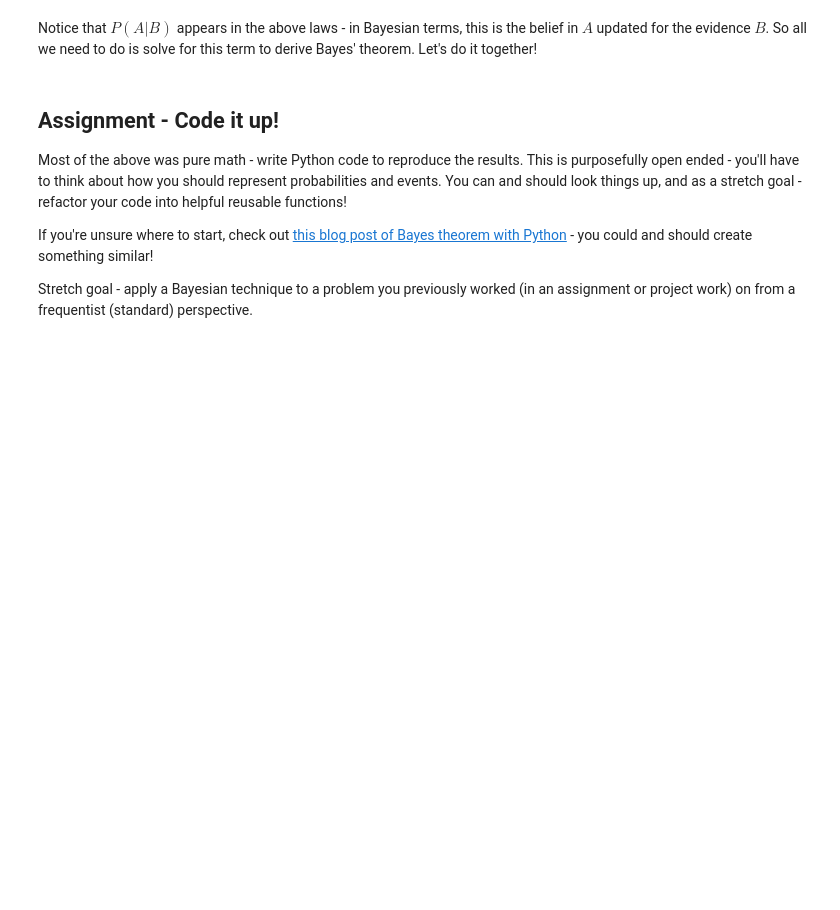
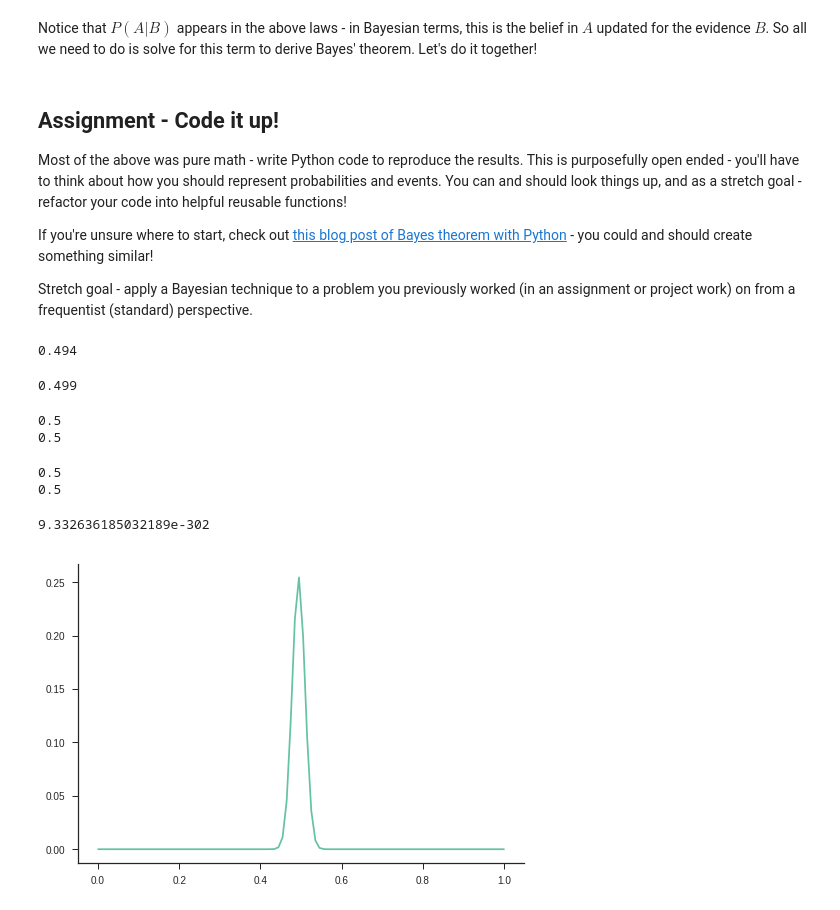
Before and after one commit to bloominstituteoftechnology/DS-Unit-1-Sprint-3-Statistical-Tests-and-Experiments, a Jupyter notebook: module3-introduction-to-bayesian-inference/LS_DS_143_Introduction_to_Bayesian_Inference.ipynb, the cells around one changed output. Cells and saved outputs as stored; diff of their text form; code cells hidden in the pictures; blank space fills up the shorter version.

```diff
--- a/module3-introduction-to-bayesian-inference/LS_DS_143_Introduction_to_Bayesian_Inference.ipynb
+++ b/module3-introduction-to-bayesian-inference/LS_DS_143_Introduction_to_Bayesian_Inference.ipynb
@@ -79,0 +80,11 @@ Stretch goal - apply a Bayesian technique to a problem you previously worked (in
+# %%
+import numpy as np
+data_coin_flips = np.random.randint(2, size=1000)
+np.mean(data_coin_flips)
+# %% [output]
+0.494
+# %%
+bernoulli_flips = np.random.binomial(n=1, p=.5, size=1000)
+np.mean(bernoulli_flips)
+# %% [output]
+0.499
@@ -79,0 +99,30 @@ Stretch goal - apply a Bayesian technique to a problem you previously worked (in
+# %%
+print(bern_pmf(1, .5))
+print(bern_pmf(0, .5))
+# %% [output]
+0.5
+0.5
+# %%
+import scipy.stats as st
+print(st.bernoulli.pmf(1, .5))
+print(st.bernoulli.pmf(0, .5))
+# %% [output]
+0.5
+0.5
+# %%
+np.product(st.bernoulli.pmf(data_coin_flips, .5))
+# %% [output]
+9.332636185032189e-302
+# %%
+import matplotlib.pyplot as plt
+import seaborn as sns
+%matplotlib inline
+sns.set(style='ticks', palette='Set2')
+
+params = np.linspace(0, 1, 100)
+p_x = [np.product(st.bernoulli.pmf(data_coin_flips, p)) for p in params]
+p_x = p_x / np.sum(p_x)
+plt.plot(params, p_x)
+sns.despine()
+# %% [output]
+[figure, added]
```
Also changed, not shown: parts of 8 cells of this notebook.
